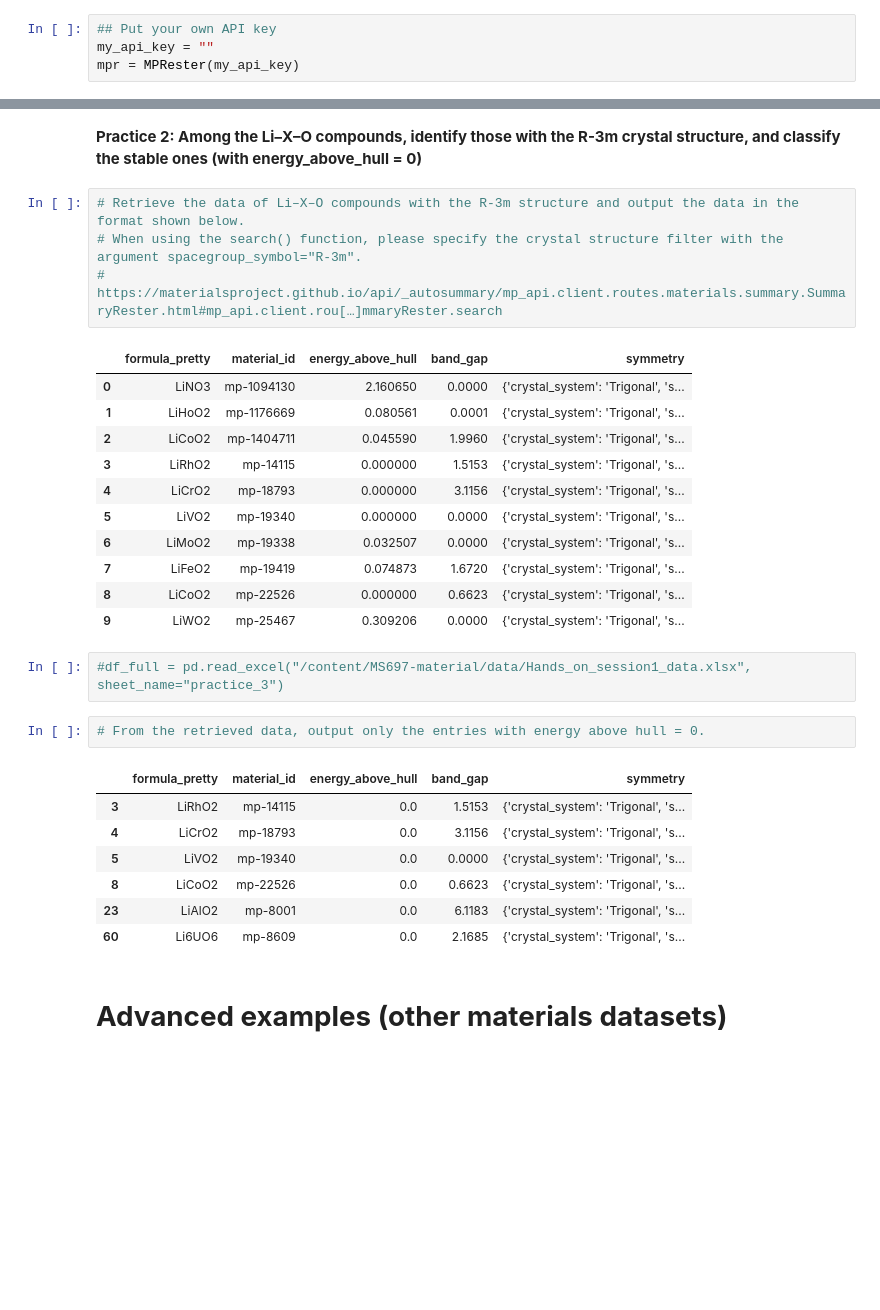
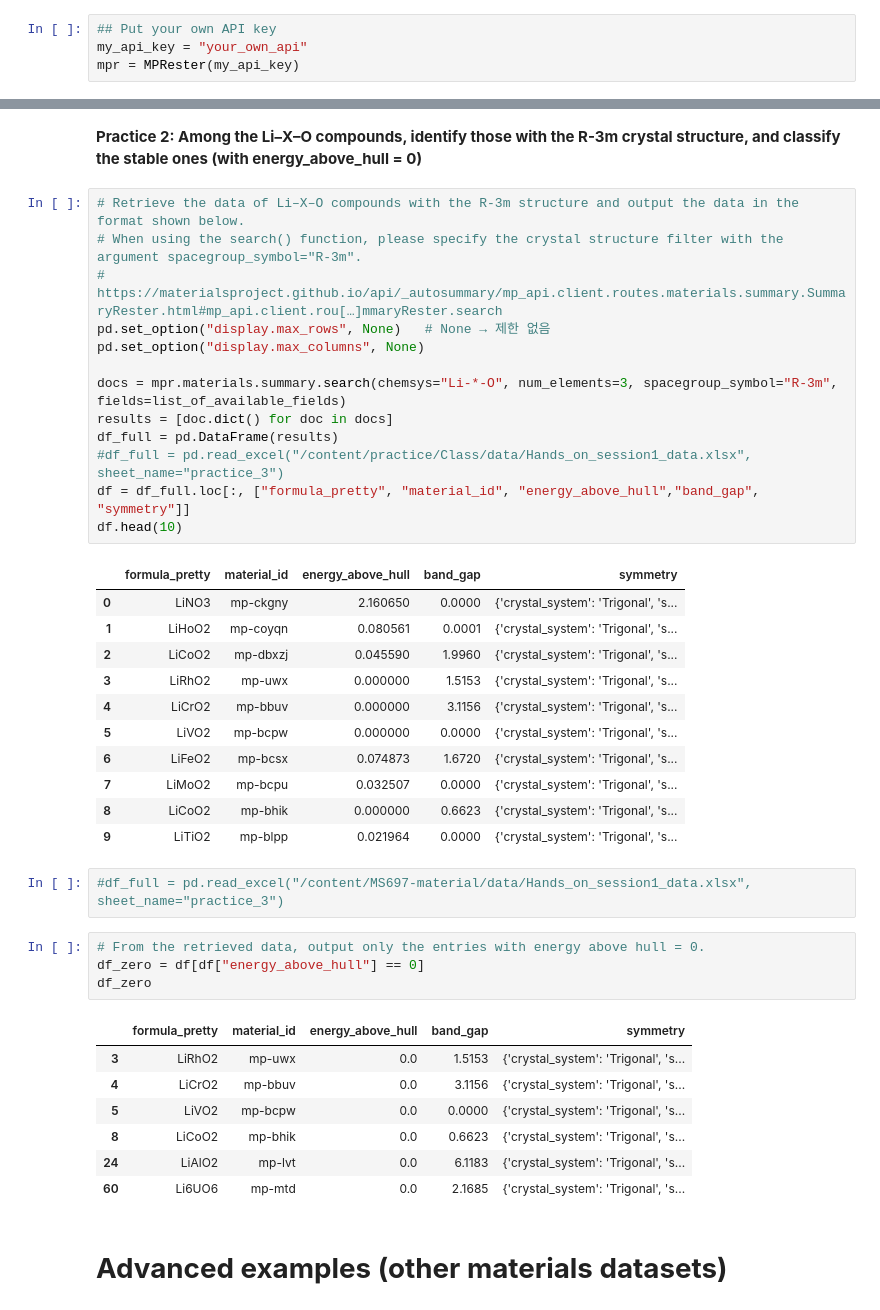
Before and after one commit to CMDDclass/MS697-material, a Jupyter notebook: Hands-on-session1/2025_2_Hands_on_session1_practice.ipynb, the cells around one changed output, grey strips where cells are left out. Drawn from its saved outputs; the diff is of its cells as text; blank space fills up the shorter version.

```diff
--- a/Hands-on-session1/2025_2_Hands_on_session1_practice.ipynb
+++ b/Hands-on-session1/2025_2_Hands_on_session1_practice.ipynb
@@ -18,7 +36,7 @@ from mp_api.client import MPRester
 import pandas as pd
 # %%
 ## Put your own API key
-my_api_key = ""
+my_api_key = "your_own_api"
 mpr = MPRester(my_api_key)
 # %%
 list_of_available_fields = mpr.materials.summary.available_fields
@@ -49,31 +74,42 @@ Decide which data to output based on the variables contained in list_of_availabl
 # %%
 # Retrieve the data of Li–X–O compounds with the R-3m structure and output the data in the format shown below.
 # When using the search() function, please specify the crystal structure filter with the argument spacegroup_symbol="R-3m".
 # https://materialsproject.github.io/api/_autosummary/mp_api.client.routes.materials.summary.SummaryRester.html#mp_api.client.rou[…]mmaryRester.search
+pd.set_option("display.max_rows", None)   # None → 제한 없음
+pd.set_option("display.max_columns", None)
+
+docs = mpr.materials.summary.search(chemsys="Li-*-O", num_elements=3, spacegroup_symbol="R-3m", fields=list_of_available_fields)
+results = [doc.dict() for doc in docs]
+df_full = pd.DataFrame(results)
+#df_full = pd.read_excel("/content/practice/Class/data/Hands_on_session1_data.xlsx", sheet_name="practice_3")
+df = df_full.loc[:, ["formula_pretty", "material_id", "energy_above_hull","band_gap", "symmetry"]]
+df.head(10)
 # %% [output]
 |  | formula_pretty | material_id | energy_above_hull | band_gap | symmetry |
-| 0 | LiNO3 | mp-1094130 | 2.160650 | 0.0000 | {'crystal_system': 'Trigonal', 's... |
-| 1 | LiHoO2 | mp-1176669 | 0.080561 | 0.0001 | {'crystal_system': 'Trigonal', 's... |
-| 2 | LiCoO2 | mp-1404711 | 0.045590 | 1.9960 | {'crystal_system': 'Trigonal', 's... |
-| 3 | LiRhO2 | mp-14115 | 0.000000 | 1.5153 | {'crystal_system': 'Trigonal', 's... |
-| 4 | LiCrO2 | mp-18793 | 0.000000 | 3.1156 | {'crystal_system': 'Trigonal', 's... |
-| 5 | LiVO2 | mp-19340 | 0.000000 | 0.0000 | {'crystal_system': 'Trigonal', 's... |
-| 6 | LiMoO2 | mp-19338 | 0.032507 | 0.0000 | {'crystal_system': 'Trigonal', 's... |
-| 7 | LiFeO2 | mp-19419 | 0.074873 | 1.6720 | {'crystal_system': 'Trigonal', 's... |
-| 8 | LiCoO2 | mp-22526 | 0.000000 | 0.6623 | {'crystal_system': 'Trigonal', 's... |
-| 9 | LiWO2 | mp-25467 | 0.309206 | 0.0000 | {'crystal_system': 'Trigonal', 's... |
+| 0 | LiNO3 | mp-ckgny | 2.160650 | 0.0000 | {'crystal_system': 'Trigonal', 's... |
+| 1 | LiHoO2 | mp-coyqn | 0.080561 | 0.0001 | {'crystal_system': 'Trigonal', 's... |
+| 2 | LiCoO2 | mp-dbxzj | 0.045590 | 1.9960 | {'crystal_system': 'Trigonal', 's... |
+| 3 | LiRhO2 | mp-uwx | 0.000000 | 1.5153 | {'crystal_system': 'Trigonal', 's... |
+| 4 | LiCrO2 | mp-bbuv | 0.000000 | 3.1156 | {'crystal_system': 'Trigonal', 's... |
+| 5 | LiVO2 | mp-bcpw | 0.000000 | 0.0000 | {'crystal_system': 'Trigonal', 's... |
+| 6 | LiFeO2 | mp-bcsx | 0.074873 | 1.6720 | {'crystal_system': 'Trigonal', 's... |
+| 7 | LiMoO2 | mp-bcpu | 0.032507 | 0.0000 | {'crystal_system': 'Trigonal', 's... |
+| 8 | LiCoO2 | mp-bhik | 0.000000 | 0.6623 | {'crystal_system': 'Trigonal', 's... |
+| 9 | LiTiO2 | mp-blpp | 0.021964 | 0.0000 | {'crystal_system': 'Trigonal', 's... |
 # %%
 #df_full = pd.read_excel("/content/MS697-material/data/Hands_on_session1_data.xlsx", sheet_name="practice_3")
 # %%
 # From the retrieved data, output only the entries with energy above hull = 0.
+df_zero = df[df["energy_above_hull"] == 0]
+df_zero
 # %% [output]
 |  | formula_pretty | material_id | energy_above_hull | band_gap | symmetry |
-| 3 | LiRhO2 | mp-14115 | 0.0 | 1.5153 | {'crystal_system': 'Trigonal', 's... |
-| 4 | LiCrO2 | mp-18793 | 0.0 | 3.1156 | {'crystal_system': 'Trigonal', 's... |
-| 5 | LiVO2 | mp-19340 | 0.0 | 0.0000 | {'crystal_system': 'Trigonal', 's... |
-| 8 | LiCoO2 | mp-22526 | 0.0 | 0.6623 | {'crystal_system': 'Trigonal', 's... |
-| 23 | LiAlO2 | mp-8001 | 0.0 | 6.1183 | {'crystal_system': 'Trigonal', 's... |
-| 60 | Li6UO6 | mp-8609 | 0.0 | 2.1685 | {'crystal_system': 'Trigonal', 's... |
+| 3 | LiRhO2 | mp-uwx | 0.0 | 1.5153 | {'crystal_system': 'Trigonal', 's... |
+| 4 | LiCrO2 | mp-bbuv | 0.0 | 3.1156 | {'crystal_system': 'Trigonal', 's... |
+| 5 | LiVO2 | mp-bcpw | 0.0 | 0.0000 | {'crystal_system': 'Trigonal', 's... |
+| 8 | LiCoO2 | mp-bhik | 0.0 | 0.6623 | {'crystal_system': 'Trigonal', 's... |
+| 24 | LiAlO2 | mp-lvt | 0.0 | 6.1183 | {'crystal_system': 'Trigonal', 's... |
+| 60 | Li6UO6 | mp-mtd | 0.0 | 2.1685 | {'crystal_system': 'Trigonal', 's... |
 # %% [markdown]
 # **Advanced examples (other materials datasets)**
 # %% [markdown]
```
Also changed, not shown: parts of 8 cells of this notebook.
